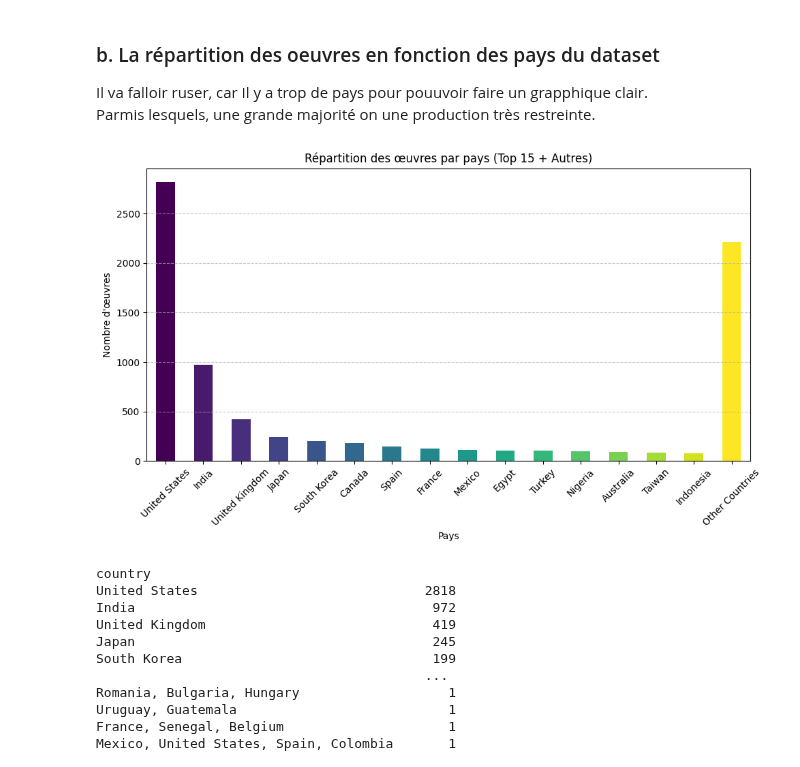
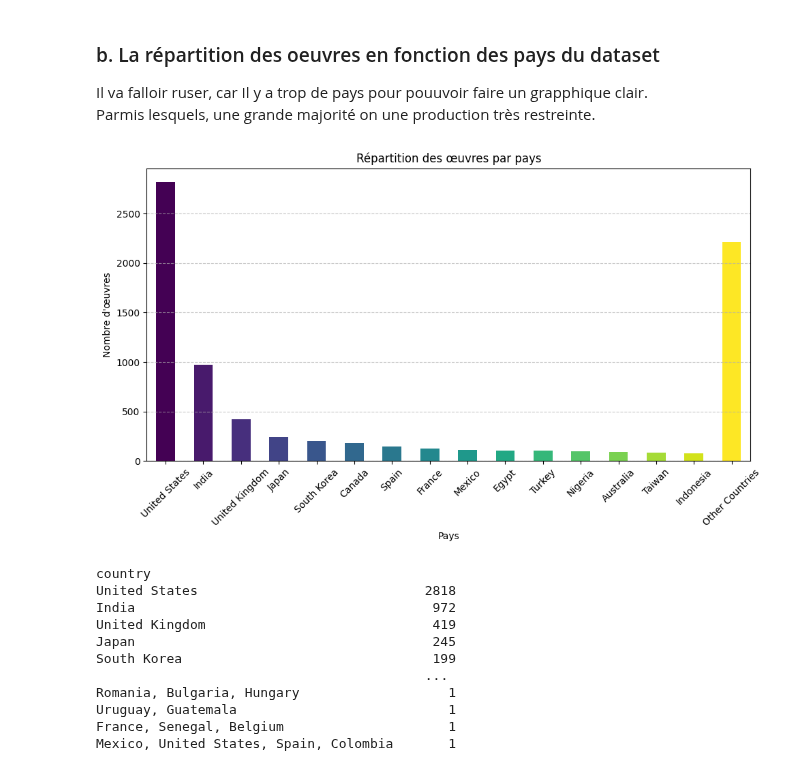
Before and after one commit to ines-lorquet/netflix-insights, a Jupyter notebook: Netflix Data Analysis.ipynb, the cells around one changed output. Saved outputs shown, nothing was run; the diff lists cells and outputs as text; code cells hidden in the pictures.

```diff
--- a/Netflix Data Analysis.ipynb
+++ b/Netflix Data Analysis.ipynb
@@ -550,32 +532,32 @@ Il va falloir ruser, car Il y a trop de pays pour pouuvoir faire un grapphique c
 # %%
 import numpy as np
 
 # Les 15 premiers pays avec le plus grand nombre d'œuvres
 top_countries = df['country'].value_counts().head(15)
 
 # Calculer la somme des œuvres des autres pays
 other_countries = df['country'].value_counts().tail(-15)
 other_countries_sum = other_countries.sum()
 
 # Créer une série contenant les 20 premiers pays et la somme des autres pays
 all_countries = pd.concat([top_countries, pd.Series(other_countries_sum, index=['Other Countries'])])
 
 # Créer la colormap Viridis
 cmap = plt.get_cmap('viridis')
 colors = cmap(np.linspace(0, 1, len(all_countries)))
 
 # Créer le graphique à barres
 plt.figure(figsize=(10, 6))
 all_countries.plot(kind='bar', color=colors)
-plt.title("Répartition des œuvres par pays (Top 15 + Autres)")
+plt.title("Répartition des œuvres par pays")
 plt.xlabel("Pays")
 plt.ylabel("Nombre d'œuvres")
 plt.xticks(rotation=45)  # Rotation des étiquettes de l'axe des x pour une meilleure lisibilité
 plt.grid(axis='y', linestyle='--', alpha=0.7)
 plt.tight_layout()
 plt.show()
 # %% [output]
-[figure, old version]
+[figure, new version]
 # %%
 # Compter le nombre d'œuvres de chaque type
 country_counts = df['country'].value_counts()
```
Also changed, not shown: parts of 17 cells of this notebook.
